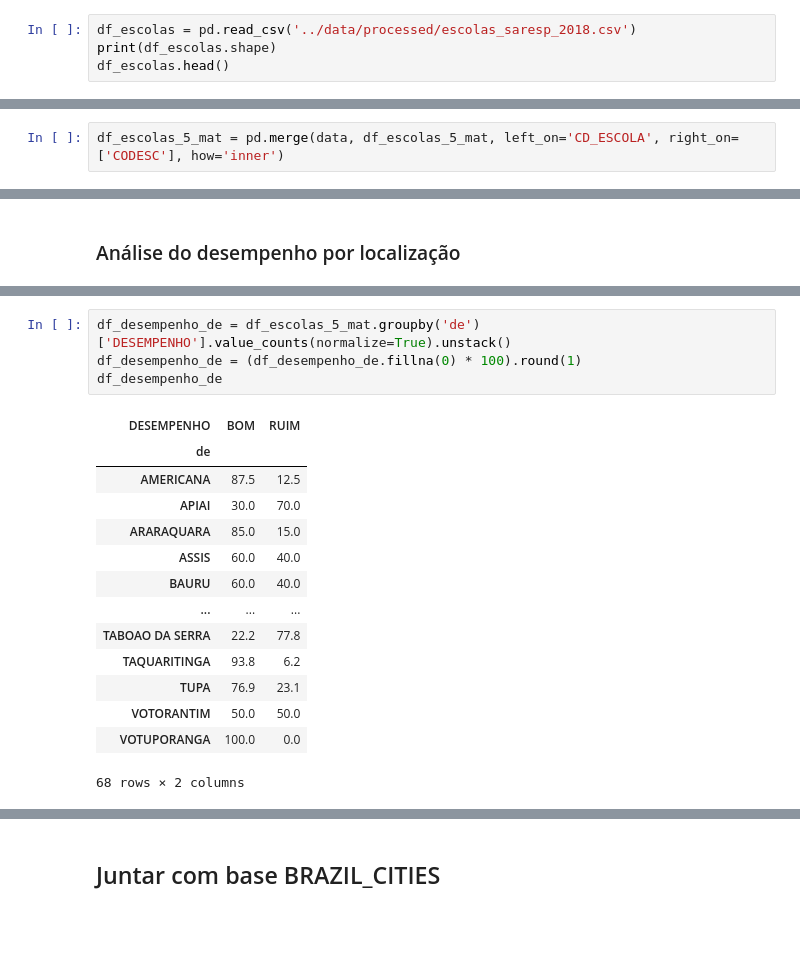
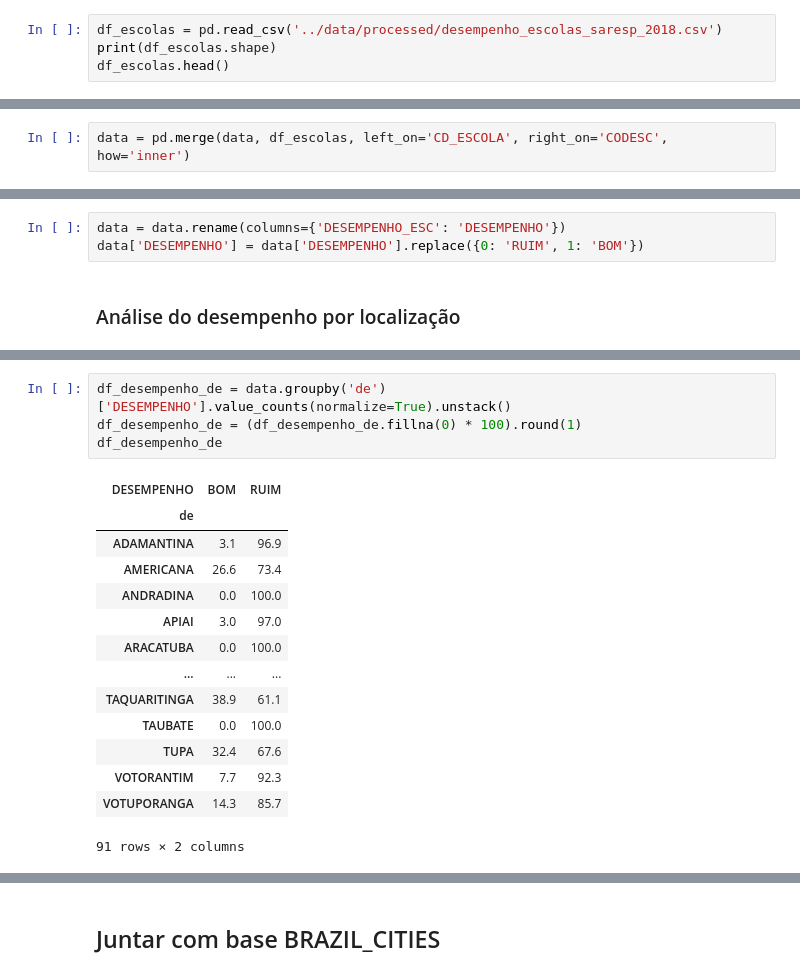
Before and after one commit to miltongneto/Education-SP-BR, a Jupyter notebook: notebooks/01-eda-localizacao.ipynb, the cells around one changed output, grey strips where cells are left out. Cells and saved outputs as stored; diff of their text form; blank space fills up the shorter version.

```diff
--- a/notebooks/01-eda-localizacao.ipynb
+++ b/notebooks/01-eda-localizacao.ipynb
@@ -36,7 +36,7 @@ data.head()
 # %% [markdown]
 ### Dados do SARESP das escolas (2018)
 # %%
-df_escolas = pd.read_csv('../data/processed/escolas_saresp_2018.csv')
+df_escolas = pd.read_csv('../data/processed/desempenho_escolas_saresp_2018.csv')
 print(df_escolas.shape)
 df_escolas.head()
 # %% [output]
@@ -118,2 +112,2 @@ df_escolas_5_mat.shape
 # %%
-df_escolas_5_mat = pd.merge(data, df_escolas_5_mat, left_on='CD_ESCOLA', right_on=['CODESC'], how='inner')
+data = pd.merge(data, df_escolas, left_on='CD_ESCOLA', right_on='CODESC', how='inner')
@@ -133,2 +114,5 @@ df_escolas_5_mat.head()
+# %%
+data = data.rename(columns={'DESEMPENHO_ESC': 'DESEMPENHO'})
+data['DESEMPENHO'] = data['DESEMPENHO'].replace({0: 'RUIM', 1: 'BOM'})
 # %% [markdown]
 ### Análise do desempenho por localização
@@ -145,22 +119,22 @@ df_escolas_5_mat[filtro_DEs].head()
 # %%
-df_desempenho_de = df_escolas_5_mat.groupby('de')['DESEMPENHO'].value_counts(normalize=True).unstack()
+df_desempenho_de = data.groupby('de')['DESEMPENHO'].value_counts(normalize=True).unstack()
 df_desempenho_de = (df_desempenho_de.fillna(0) * 100).round(1)
 df_desempenho_de
 # %% [output]
 | DESEMPENHO | BOM | RUIM |
 | de |  |  |
-| AMERICANA | 87.5 | 12.5 |
-| APIAI | 30.0 | 70.0 |
-| ARARAQUARA | 85.0 | 15.0 |
-| ASSIS | 60.0 | 40.0 |
-| BAURU | 60.0 | 40.0 |
+| ADAMANTINA | 3.1 | 96.9 |
+| AMERICANA | 26.6 | 73.4 |
+| ANDRADINA | 0.0 | 100.0 |
+| APIAI | 3.0 | 97.0 |
+| ARACATUBA | 0.0 | 100.0 |
 | ... | ... | ... |
-| TABOAO DA SERRA | 22.2 | 77.8 |
-| TAQUARITINGA | 93.8 | 6.2 |
-| TUPA | 76.9 | 23.1 |
-| VOTORANTIM | 50.0 | 50.0 |
-| VOTUPORANGA | 100.0 | 0.0 |
+| TAQUARITINGA | 38.9 | 61.1 |
+| TAUBATE | 0.0 | 100.0 |
+| TUPA | 32.4 | 67.6 |
+| VOTORANTIM | 7.7 | 92.3 |
+| VOTUPORANGA | 14.3 | 85.7 |
-68 rows × 2 columns
+91 rows × 2 columns
 # %%
 df_desempenho_de.sort_values('BOM')['BOM'].plot(kind='barh',figsize=(20,20))
 # %% [output]
```
Also changed, not shown: parts of 16 cells of this notebook.
